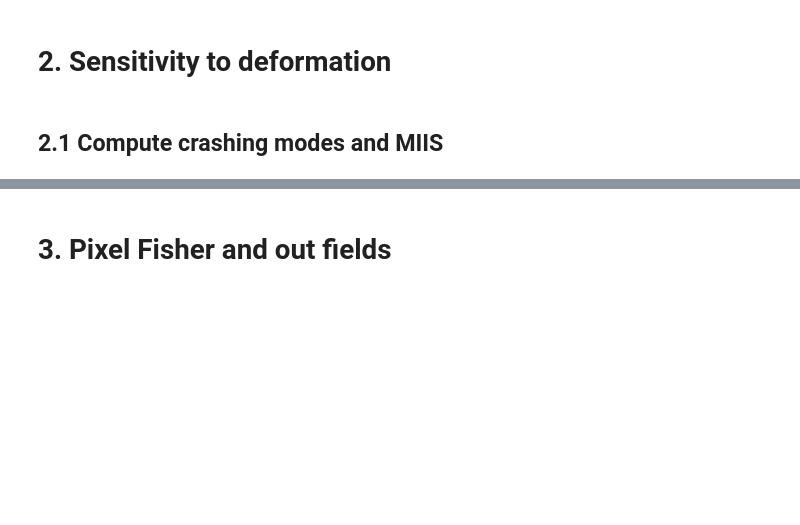
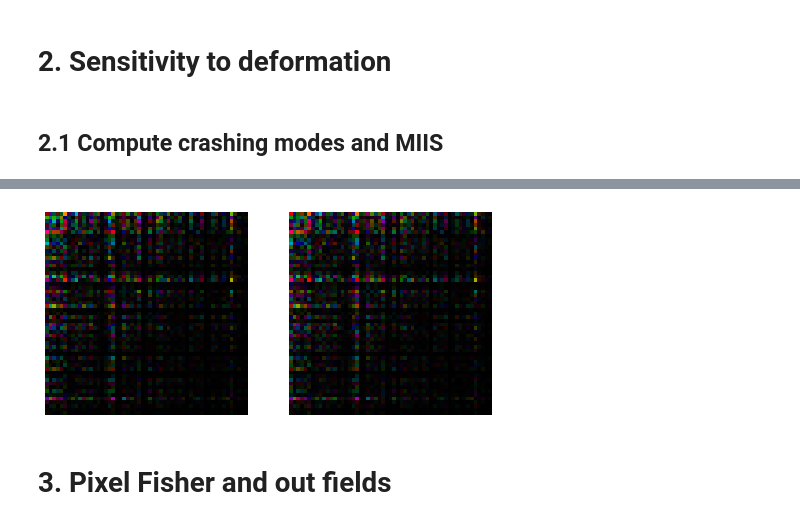
Before and after one commit to rodguti90/Article_PrecisionLimitTensorWFS, a Jupyter notebook: IntensityMeasurements/Codes/Crashing_disorder/Crashing_figures.ipynb, the cells around one changed output, grey strips where cells are left out. Drawn from its saved outputs; the diff is of its cells as text; code cells hidden in the pictures; blank space fills up the shorter version.

```diff
--- a/IntensityMeasurements/Codes/Crashing_disorder/Crashing_figures.ipynb
+++ b/IntensityMeasurements/Codes/Crashing_disorder/Crashing_figures.ipynb
@@ -94,10 +111,9 @@ plt.plot(fidelity(TM_mod,TM_mod[0]))
-# %%
-# central deformation to estimate the WS operator
-center_TM_index = 23
-# step to evaluate the derivative
-step = 1
-
-Hmix_list = [TM_mix[center_TM_index - step],
-                      TM_mix[center_TM_index],
-                      TM_mix[center_TM_index + step]]
-W_ten = get_W3(Hmix_list)
+# %%
+ind=1245
+fig, axs = plt.subplots(1,2, figsize=(8,4))
+axs[0].imshow(colorize(W_ten[ind]))
+axs[1].imshow(colorize(W_ten2[ind]))
+for ax in axs:
+    ax.axis('off')
+# %% [output]
+[figure, added]
```
Also changed, not shown: parts of 5 cells of this notebook.
